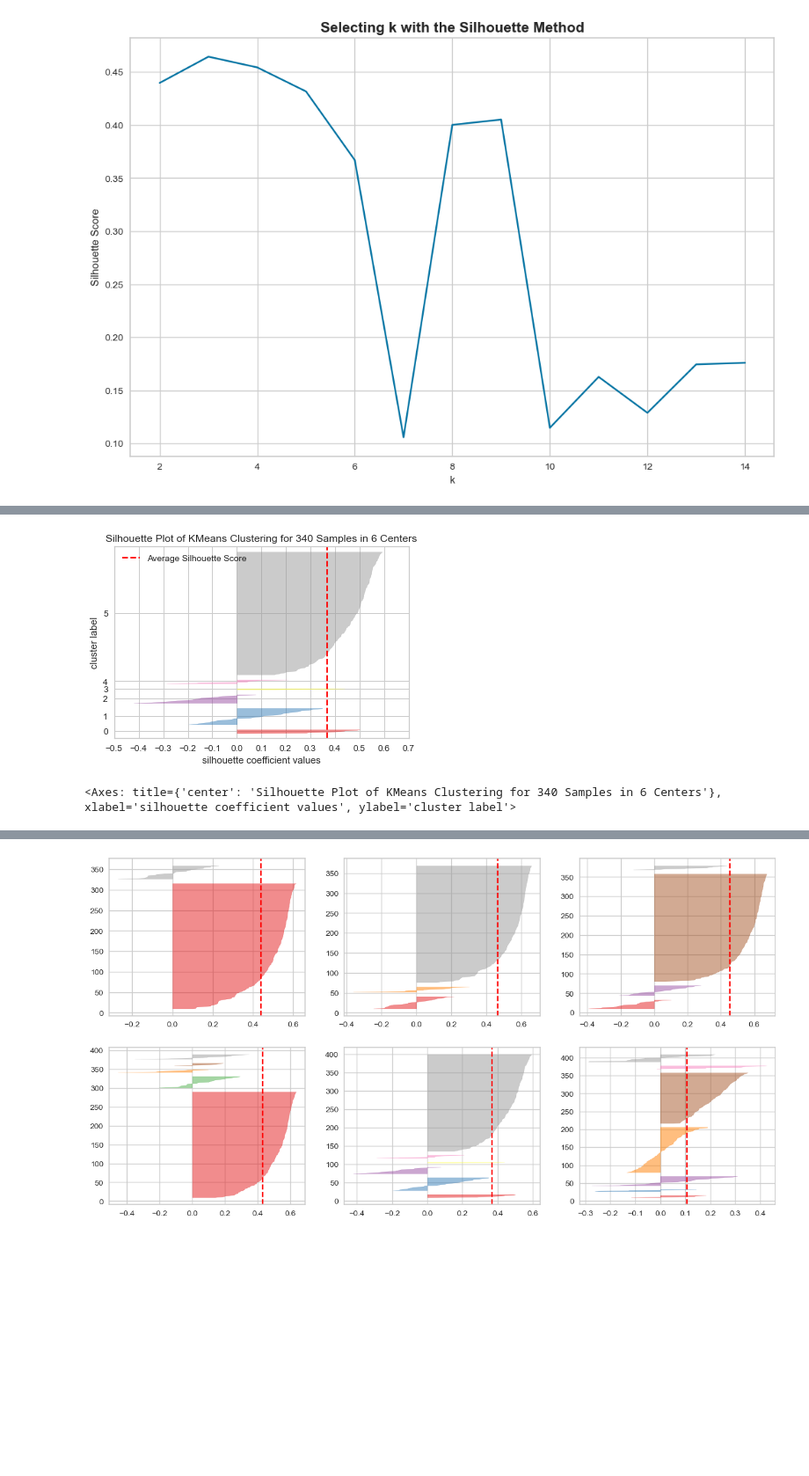
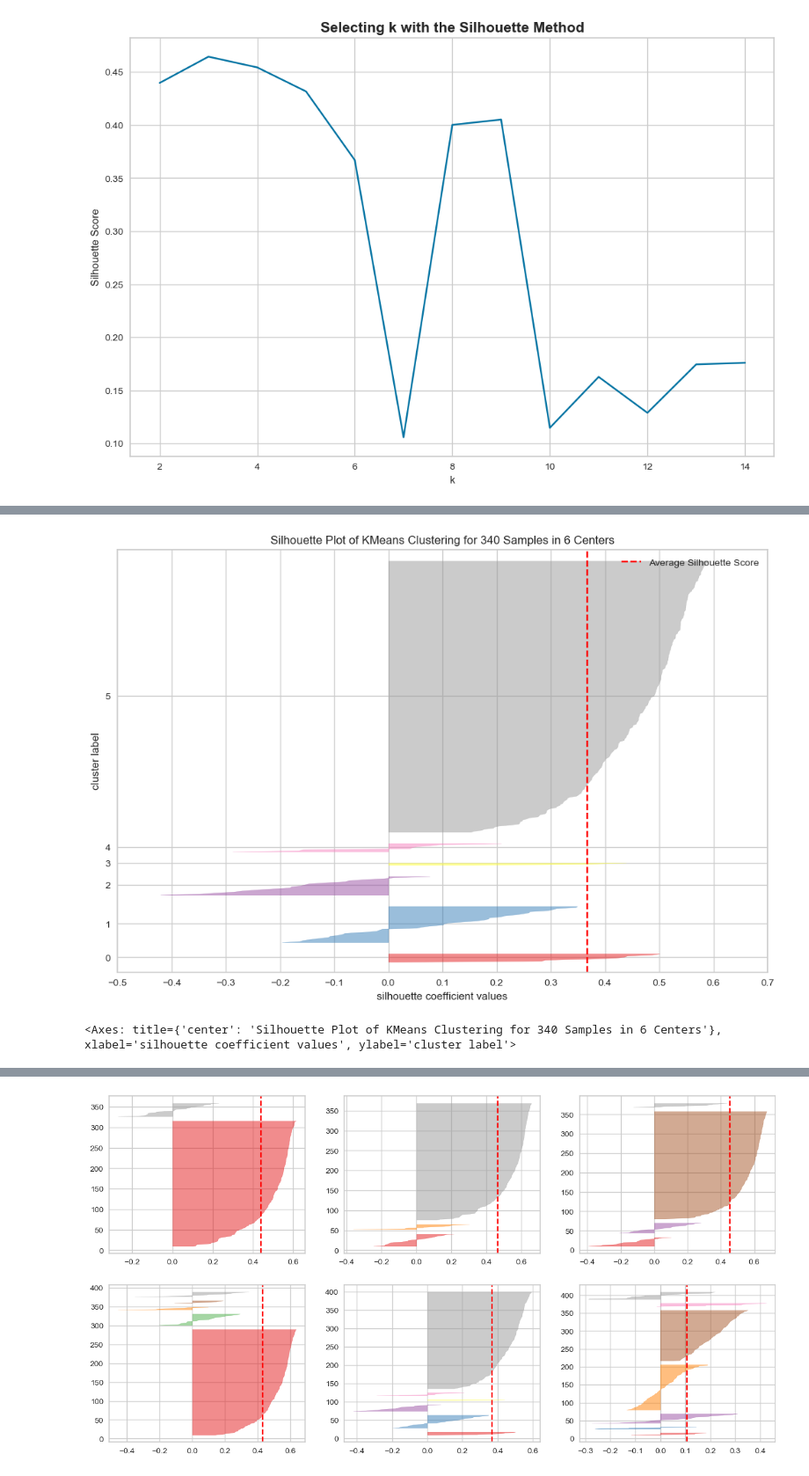
Before and after one commit to ArthurXia1031/Data_Science_Project, a Jupyter notebook: machine_learning/Unsupervised_Learning/Trade_data/stock_trade.ipynb, the cells around one changed output, grey strips where cells are left out. Shown at 88% size. Cells and saved outputs as stored; diff of their text form; code cells hidden in the pictures; blank space fills up the shorter version.

```diff
--- a/machine_learning/Unsupervised_Learning/Trade_data/stock_trade.ipynb
+++ b/machine_learning/Unsupervised_Learning/Trade_data/stock_trade.ipynb
@@ -677,7 +692,10 @@ visualizer.show()
 <Axes: title={'center': 'Silhouette Score Elbow for KMeans Clustering'}, xlabel='k', ylabel='silhouette score'>
 # %%
 # finding optimal no. of clusers with silhouette coefficient
-visualizer = SilhouetteVisualizer(KMeans(2, random_state=1))
+fig, axes = plt.subplots(figsize=(12, 8), dpi=100)
+
+visualizer = SilhouetteVisualizer(KMeans(2, random_state=1),
+                                  fig=fig)
 
 visualizer.fit(k_means_df)
 # fit the data to the visualizer
@@ -689,8 +707,10 @@ visualizer.show()
 <Axes: title={'center': 'Silhouette Plot of KMeans Clustering for 340 Samples in 2 Centers'}, xlabel='silhouette coefficient values', ylabel='cluster label'>
 # %%
 # finding optimal no. of clusers with silhouette coefficient
+fig, ax = plt.subplots(figsize=(12, 8), dpi=100)
 
-visualizer = SilhouetteVisualizer(KMeans(3, random_state=1))
+visualizer = SilhouetteVisualizer(KMeans(3, random_state=1),
+                                  fig=fig)
 
 visualizer.fit(k_means_df)
 # fit the data to the visualizer
@@ -702,8 +722,10 @@ visualizer.show()
 <Axes: title={'center': 'Silhouette Plot of KMeans Clustering for 340 Samples in 3 Centers'}, xlabel='silhouette coefficient values', ylabel='cluster label'>
 # %%
 # finding optimal no. of clusers with silhouette coefficient
+fig, ax = plt.subplots(figsize=(12, 8), dpi=100)
 
-visualizer = SilhouetteVisualizer(KMeans(4, random_state=1))
+visualizer = SilhouetteVisualizer(KMeans(4, random_state=1),
+                                  fig=fig)
 
 visualizer.fit(k_means_df)
 # fit the data to the visualizer
@@ -715,8 +737,10 @@ visualizer.show()
 <Axes: title={'center': 'Silhouette Plot of KMeans Clustering for 340 Samples in 4 Centers'}, xlabel='silhouette coefficient values', ylabel='cluster label'>
 # %%
 # finding optimal no. of clusers with silhouette coefficient
+fig, ax = plt.subplots(figsize=(12, 8), dpi=100)
 
-visualizer = SilhouetteVisualizer(KMeans(5, random_state=1))
+visualizer = SilhouetteVisualizer(KMeans(5, random_state=1),
+                                  fig=fig)
 
 visualizer.fit(k_means_df)
 # fit the data to the visualizer
@@ -728,16 +752,18 @@ visualizer.show()
 <Axes: title={'center': 'Silhouette Plot of KMeans Clustering for 340 Samples in 5 Centers'}, xlabel='silhouette coefficient values', ylabel='cluster label'>
 # %%
 # finding optimal no. of clusers with silhouette coefficient
+fig, ax = plt.subplots(figsize=(12, 8), dpi=100)
 
-visualizer = SilhouetteVisualizer(KMeans(6, random_state=1))
+visualizer = SilhouetteVisualizer(KMeans(6, random_state=1),
+                                  fig=fig)
 
 visualizer.fit(k_means_df)
 # fit the data to the visualizer
 
 visualizer.show()
 # finalize and render the figure
 # %% [output]
-[figure, old version]
+[figure, new version]
 <Axes: title={'center': 'Silhouette Plot of KMeans Clustering for 340 Samples in 6 Centers'}, xlabel='silhouette coefficient values', ylabel='cluster label'>
 # %%
 # finding optimal no. of clusers with silhouette coefficient
```
Also changed, not shown: parts of 10 cells of this notebook, 1 other file.
